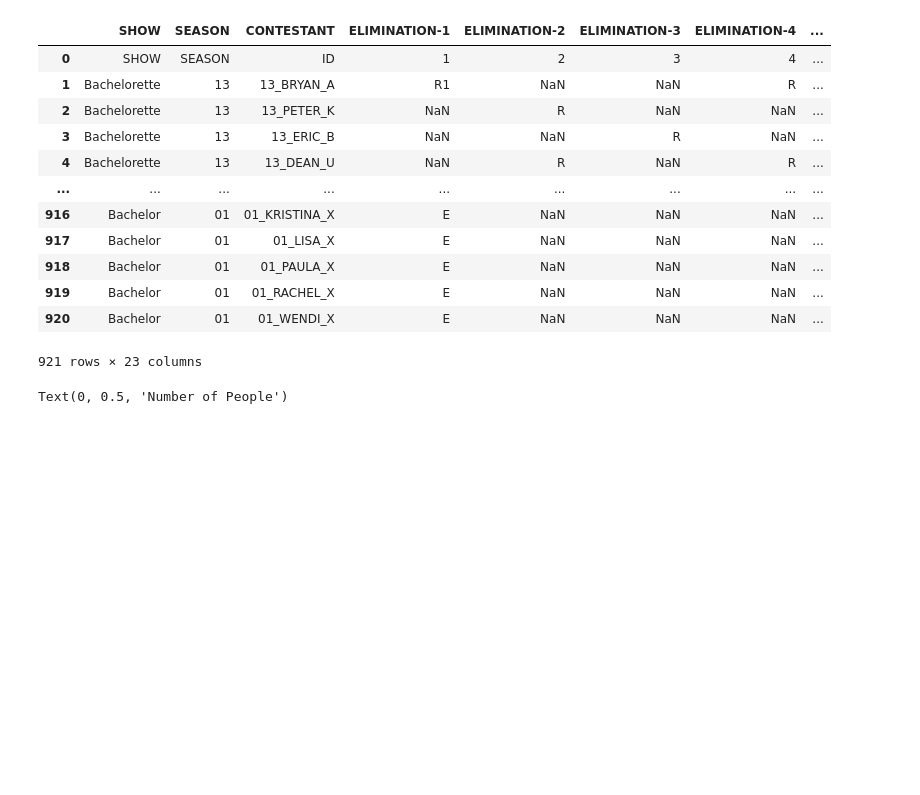
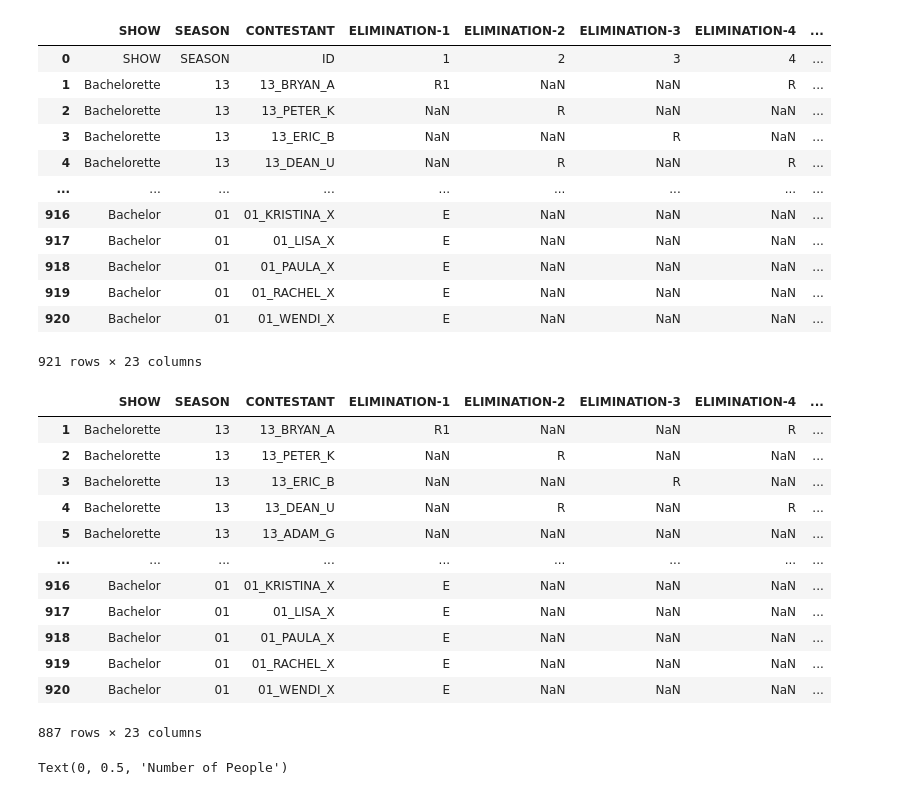
Before and after one commit to ekreher22/DataScience2021F, a Jupyter notebook: Unit3/ProjectB/project3b.ipynb, the cells around one changed output. Saved outputs shown, nothing was run; the diff lists cells and outputs as text; code cells hidden in the pictures; blank space fills up the shorter version.

```diff
--- a/Unit3/ProjectB/project3b.ipynb
+++ b/Unit3/ProjectB/project3b.ipynb
@@ -19,6 +19,23 @@ df
 | 919 | Bachelor | 01 | 01_RACHEL_X | E | NaN | NaN | NaN | ... |
 | 920 | Bachelor | 01 | 01_WENDI_X | E | NaN | NaN | NaN | ... |
 921 rows × 23 columns
+# %%
+df.drop(df[df.SEASON == 'SEASON'].index, inplace=True)
+df
+# %% [output]
+|  | SHOW | SEASON | CONTESTANT | ELIMINATION-1 | ELIMINATION-2 | ELIMINATION-3 | ELIMINATION-4 | ... |
+| 1 | Bachelorette | 13 | 13_BRYAN_A | R1 | NaN | NaN | R | ... |
+| 2 | Bachelorette | 13 | 13_PETER_K | NaN | R | NaN | NaN | ... |
+| 3 | Bachelorette | 13 | 13_ERIC_B | NaN | NaN | R | NaN | ... |
+| 4 | Bachelorette | 13 | 13_DEAN_U | NaN | R | NaN | R | ... |
+| 5 | Bachelorette | 13 | 13_ADAM_G | NaN | NaN | NaN | NaN | ... |
+| ... | ... | ... | ... | ... | ... | ... | ... | ... |
+| 916 | Bachelor | 01 | 01_KRISTINA_X | E | NaN | NaN | NaN | ... |
+| 917 | Bachelor | 01 | 01_LISA_X | E | NaN | NaN | NaN | ... |
+| 918 | Bachelor | 01 | 01_PAULA_X | E | NaN | NaN | NaN | ... |
+| 919 | Bachelor | 01 | 01_RACHEL_X | E | NaN | NaN | NaN | ... |
+| 920 | Bachelor | 01 | 01_WENDI_X | E | NaN | NaN | NaN | ... |
+887 rows × 23 columns
 # %%
 #seperate bachelor and bachelorette
 # %%
```
Also changed, not shown: parts of 2 cells of this notebook, 1 other file.
